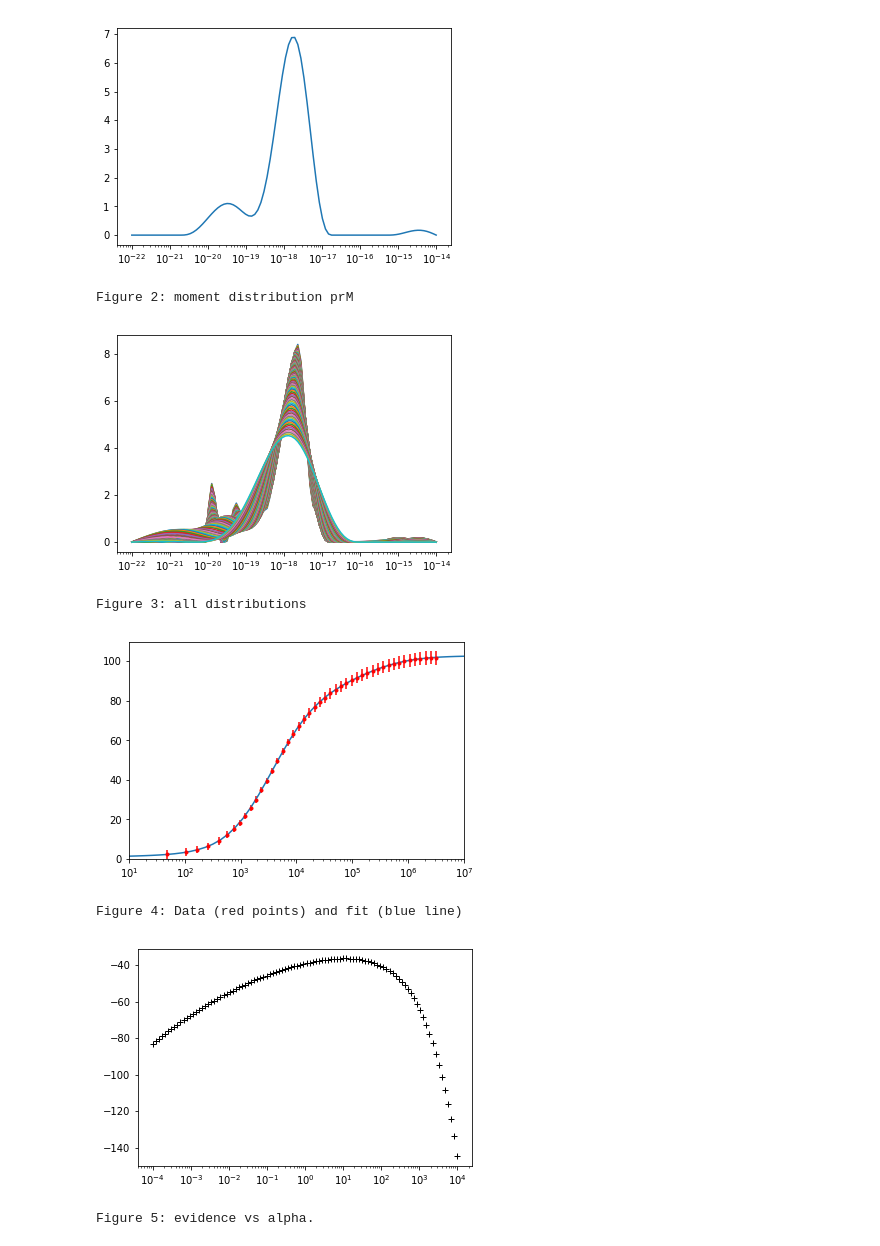
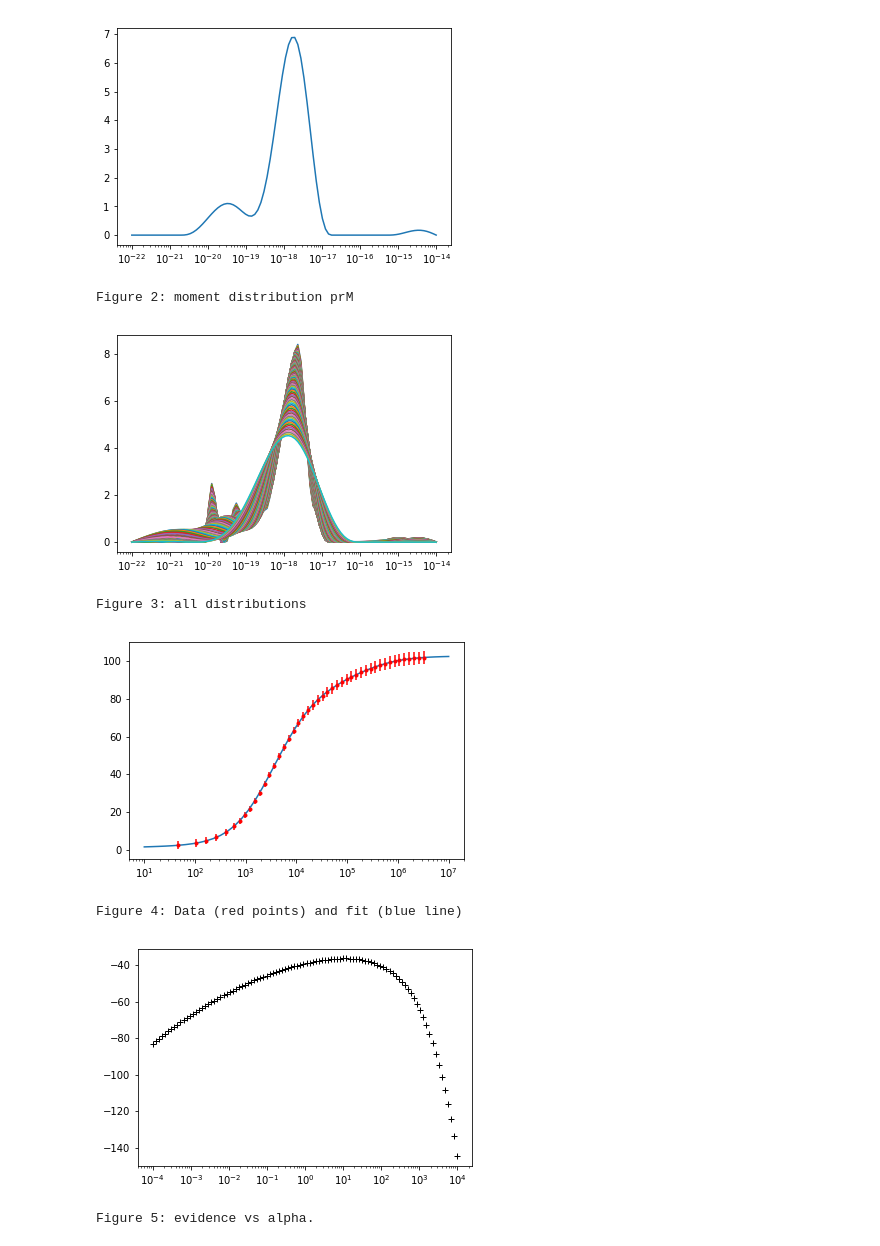
Before and after one commit to PBenderLux/Data-analysis, a Jupyter notebook: notebooks/DCM-numerical_inversion.ipynb, the cells around one changed output. Cells and saved outputs as stored; diff of their text form; code cells hidden in the pictures.

```diff
--- a/notebooks/DCM-numerical_inversion.ipynb
+++ b/notebooks/DCM-numerical_inversion.ipynb
@@ -118,35 +118,34 @@ fitM=KM0.dot(prM)
 
 py.plot(muList,prM)
 py.xscale('log')
 py.show()
 print('Figure 2: moment distribution prM')
 
 py.figure()
 for i in range(Na):
     py.xscale('log')
     py.plot(muList, prList2[i, :])
 py.show()
 print('Figure 3: all distributions')
 
 py.errorbar(H,m,sd,color='r',marker='.',ls='None',label='Observed')
 py.plot(H0,fitM)
 py.xscale('log')
-py.axis([10**1,10**7,0,110])
 py.show()
 print('Figure 4: Data (red points) and fit (blue line)')
 
 py.plot(aList,evList,'k+')
 py.xscale('log')
 py.show()
 print('Figure 5: evidence vs alpha.')
 # %% [output]
 [figure]
 Figure 1: data
 [figure]
 Figure 2: moment distribution prM
 [figure]
 Figure 3: all distributions
-[figure, old version]
+[figure, new version]
 Figure 4: Data (red points) and fit (blue line)
 [figure]
 Figure 5: evidence vs alpha.
```
